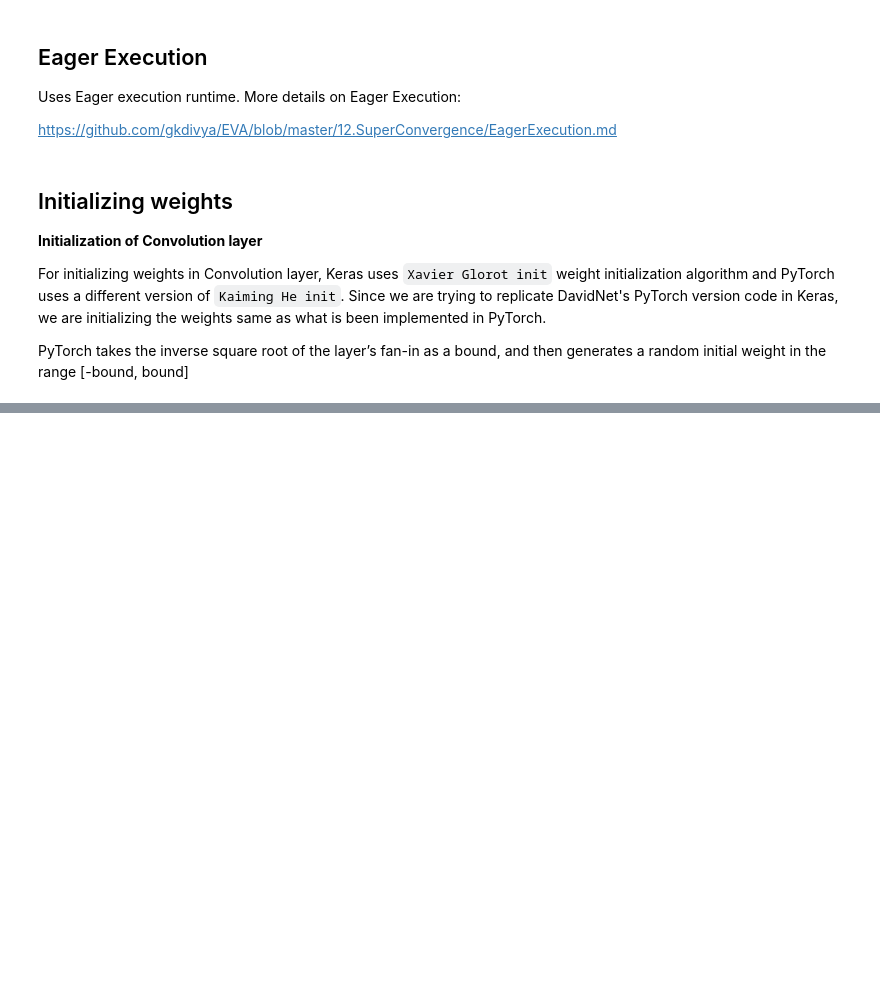
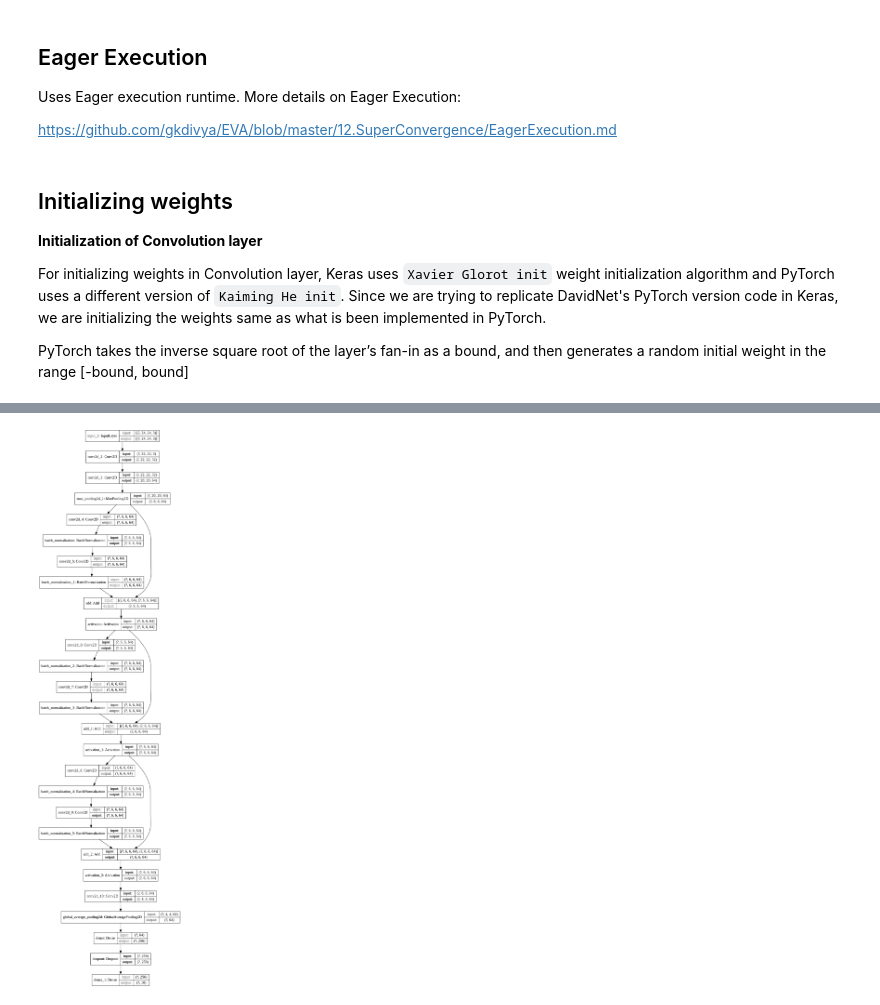
Before and after one commit to gkdivya/ComputerVisionAI, a Jupyter notebook: 13.ResNet/ResNet18_CIFAR10.ipynb, the cells around one changed output, grey strips where cells are left out. Drawn from its saved outputs; the diff is of its cells as text; code cells hidden in the pictures; blank space fills up the shorter version.

```diff
--- a/13.ResNet/ResNet18_CIFAR10.ipynb
+++ b/13.ResNet/ResNet18_CIFAR10.ipynb
@@ -315,0 +66,9 @@ epoch: 5 lr: 0.4 train loss: 0.5016365876770019 train acc: 0.82744 val loss: 0.5
+# %%
+def res_net_block(input_data, filters, conv_size):
+  x = tf.keras.layers.Conv2D(filters, conv_size, activation='relu', padding='same')(input_data)
+  x = tf.keras.layers.BatchNormalization()(x)
+  x = tf.keras.layers.Conv2D(filters, conv_size, activation=None, padding='same')(x)
+  x = tf.keras.layers.BatchNormalization()(x)
+  x = tf.keras.layers.Add()([x, input_data])
+  x = tf.keras.layers.Activation('relu')(x)
+  return x
@@ -315,0 +80,22 @@ epoch: 5 lr: 0.4 train loss: 0.5016365876770019 train acc: 0.82744 val loss: 0.5
+# %%
+inputs = tf.keras.Input(shape=(24, 24, 3))
+x = tf.keras.layers.Conv2D(32, 3, activation='relu')(inputs)
+x = tf.keras.layers.Conv2D(64, 3, activation='relu')(x)
+x = tf.keras.layers.MaxPooling2D(3)(x)
+
+num_res_net_blocks = 3
+for i in range(num_res_net_blocks):
+  x = res_net_block(x, 64, 3)
+
+x = tf.keras.layers.Conv2D(64, 3, activation='relu')(x)
+x = tf.keras.layers.GlobalAveragePooling2D()(x)
+x = tf.keras.layers.Dense(256, activation='relu')(x)
+x = tf.keras.layers.Dropout(0.5)(x)
+outputs = tf.keras.layers.Dense(10, activation='softmax')(x)
+
+res_net_model = tf.keras.Model(inputs, outputs)
+# %%
+res_net_model.compile(optimizer=tf.keras.optimizers.Adam(),
+              loss='sparse_categorical_crossentropy',
+              metrics=['acc'])
+res_net_model.summary()
@@ -315,0 +120,4 @@ epoch: 5 lr: 0.4 train loss: 0.5016365876770019 train acc: 0.82744 val loss: 0.5
+# %%
+tf.keras.utils.plot_model(res_net_model, show_shapes=True  ,to_file='model.png')
+# %% [output]
+[figure, added]
```
Also changed, not shown: parts of 22 cells of this notebook.
